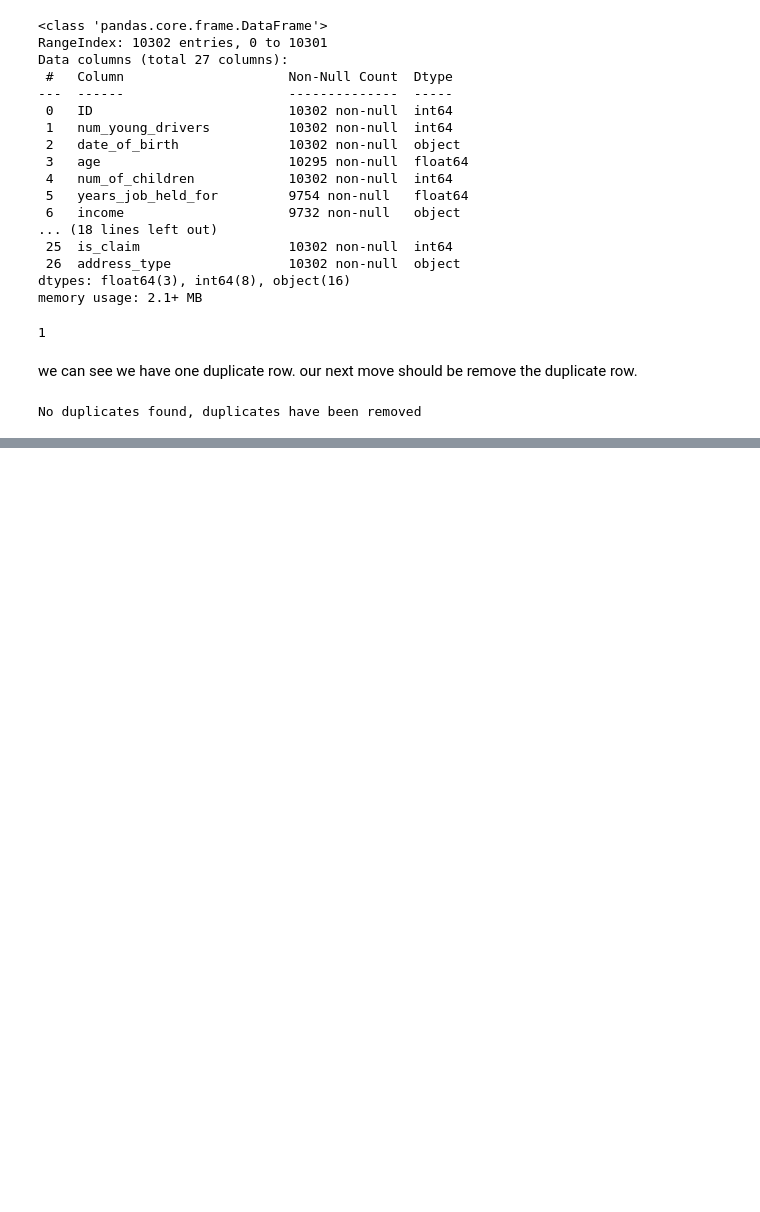
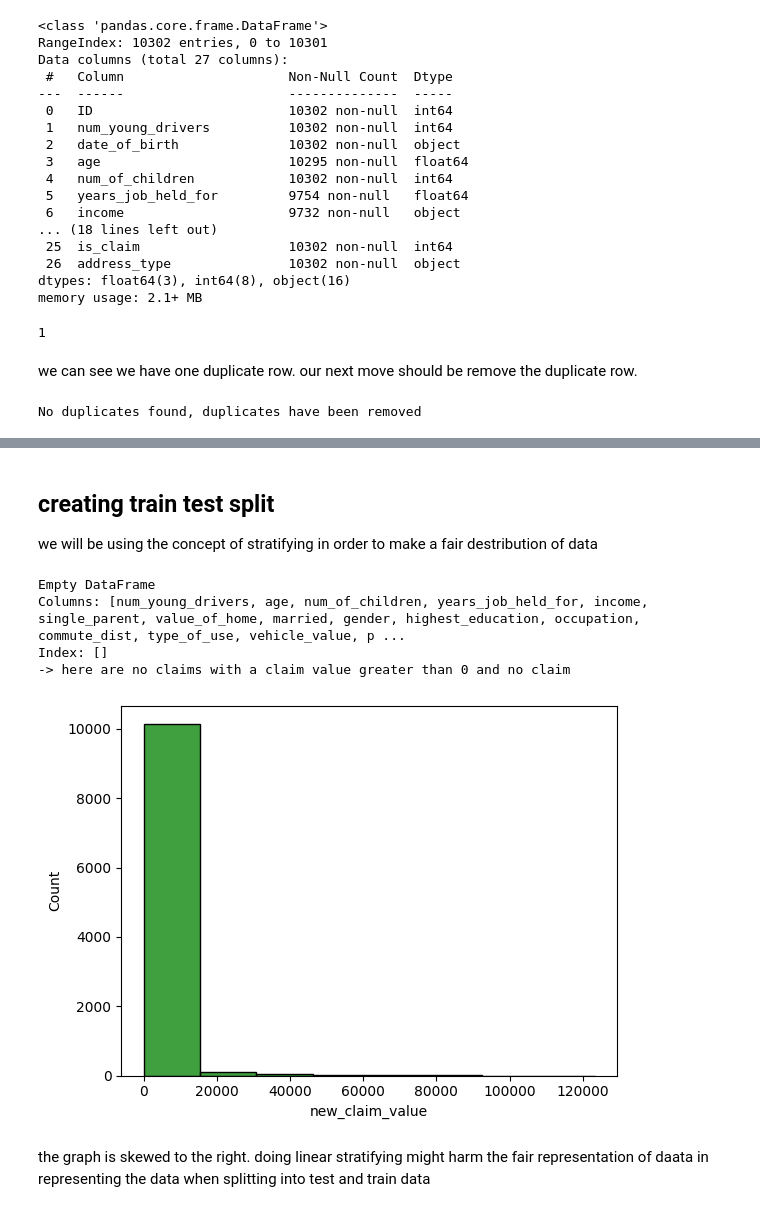
Before and after one commit to chapi1420/auto-insurance, a Jupyter notebook: modeling/main.ipynb, the cells around one changed output, grey strips where cells are left out. Cells and saved outputs as stored; diff of their text form; code cells hidden in the pictures; blank space fills up the shorter version.

Commit message:
split data using non-linear stratification

```diff
--- a/modeling/main.ipynb
+++ b/modeling/main.ipynb
@@ -128,0 +138,10 @@ data_df.head()
+# %%
+z_prefix_cols = ['married', 'gender', 'highest_education', 'occupation', 'vehicle_type', 'address_type']
+def remove_z_prefix(data, cols: list):
+    for col in cols:
+        data[col] = data[col].replace('z_', '', regex=True)
+    return data
+data_df = remove_z_prefix(data_df, z_prefix_cols)
+data_df.head()
+print(data_df[z_prefix_cols].head())
+print("succssfully removed the z_ prefix from the columns")
@@ -128,0 +165,9 @@ data_df.head()
+# %%
+def remove_unnecessary_columns(data):
+    if 'date_of_birth'  in data.columns:
+        data.drop(columns=['date_of_birth'], inplace=True)
+    if 'ID' in data.columns:
+        data.drop(columns=['ID'], inplace=True)
+    return data
+data_df = remove_unnecessary_columns(data_df)
+data_df.head()
@@ -128,0 +181,20 @@ data_df.head()
+# %% [markdown]
+## creating train test split
+we will be using the concept of stratifying in order to make a fair destribution of data
+# %%
+#lets check if there are new claims with a claim value greater than 0 and no claim
+check = (data_df['new_claim_value']>0 )& (data_df['is_claim']==0)
+print(data_df[check])
+print("-> here are no claims with a claim value greater than 0 and no claim")
+# %% [output]
+Empty DataFrame
+Columns: [num_young_drivers, age, num_of_children, years_job_held_for, income, single_parent, value_of_home, married, gender, highest_education, occupation, commute_dist, type_of_use, vehicle_value, p ...
+Index: []
+-> here are no claims with a claim value greater than 0 and no claim
+# %%
+sns.histplot(data_df['new_claim_value'], bins=8, color='green')
+plt.show()
+# %% [output]
+[figure, added]
+# %% [markdown]
+the graph is skewed to the right. doing linear stratifying might harm the fair representation of daata in representing the data when splitting into test and train data
```
Also changed, not shown: parts of 11 cells of this notebook.
